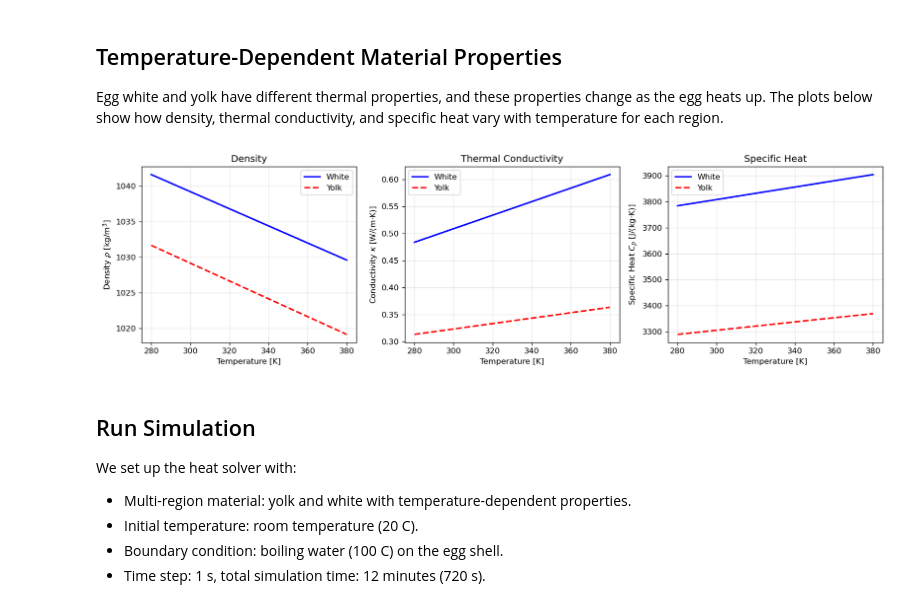
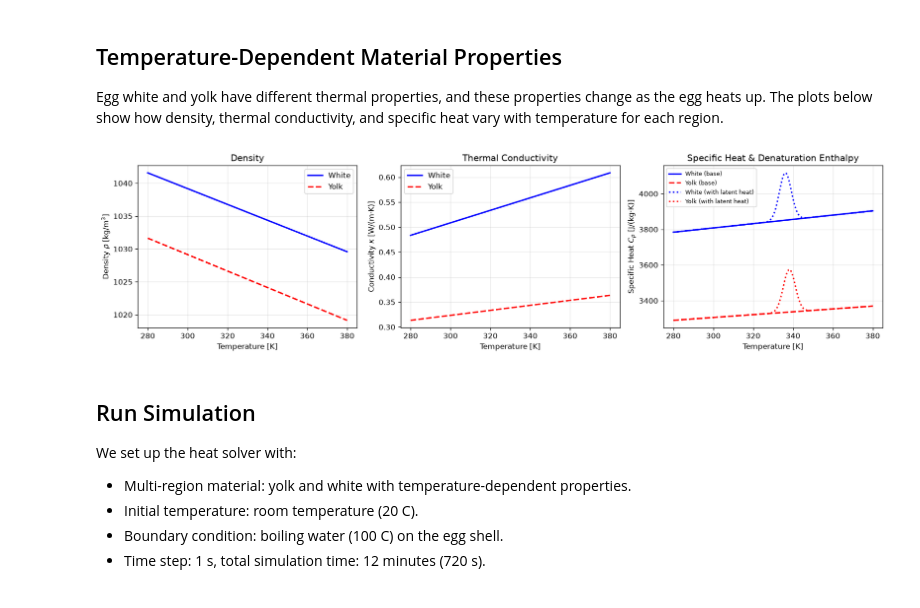
Before and after one commit to mengrenman/fem-boil-egg, a Jupyter notebook: notebooks/02_realistic_model.ipynb, the cells around one changed output. Cells and saved outputs as stored; diff of their text form; code cells hidden in the pictures.

Commit message:
Add Robin BC, protein denaturation latent heat, temp file cleanup, and test suite

```diff
--- a/notebooks/02_realistic_model.ipynb
+++ b/notebooks/02_realistic_model.ipynb
@@ -128,42 +130,44 @@ conductivity, and specific heat vary with temperature for each region.
 # %%
 T_range = np.linspace(280, 380, 200)
 
-fig, axes = plt.subplots(1, 3, figsize=(14, 4))
+fig, axes = plt.subplots(1, 3, figsize=(15, 4))
 
 # Density
 ax = axes[0]
 ax.plot(T_range, [egg_white_properties.density(T) for T in T_range], 'b-', lw=2, label='White')
 ax.plot(T_range, [egg_yolk_properties.density(T) for T in T_range], 'r--', lw=2, label='Yolk')
 ax.set_xlabel('Temperature [K]')
 ax.set_ylabel(r'Density $\rho$ [kg/m$^3$]')
 ax.set_title('Density')
 ax.legend()
 ax.grid(True, alpha=0.3)
 
 # Conductivity
 ax = axes[1]
 ax.plot(T_range, [egg_white_properties.conductivity(T) for T in T_range], 'b-', lw=2, label='White')
 ax.plot(T_range, [egg_yolk_properties.conductivity(T) for T in T_range], 'r--', lw=2, label='Yolk')
 ax.set_xlabel('Temperature [K]')
 ax.set_ylabel(r'Conductivity $\kappa$ [W/(m$\cdot$K)]')
 ax.set_title('Thermal Conductivity')
 ax.legend()
 ax.grid(True, alpha=0.3)
 
-# Specific heat
+# Specific heat (base vs effective with endothermic denaturation peak)
 ax = axes[2]
-ax.plot(T_range, [egg_white_properties.specific_heat(T) for T in T_range], 'b-', lw=2, label='White')
-ax.plot(T_range, [egg_yolk_properties.specific_heat(T) for T in T_range], 'r--', lw=2, label='Yolk')
+ax.plot(T_range, [egg_white_properties.specific_heat(T) for T in T_range], 'b-', lw=2, label='White (base)')
+ax.plot(T_range, [egg_yolk_properties.specific_heat(T) for T in T_range], 'r--', lw=2, label='Yolk (base)')
+ax.plot(T_range, [egg_white_denaturation_properties.effective_specific_heat(T) for T in T_range], 'b:', lw=2, label='White (with latent heat)')
+ax.plot(T_range, [egg_yolk_denaturation_properties.effective_specific_heat(T) for T in T_range], 'r:', lw=2, label='Yolk (with latent heat)')
 ax.set_xlabel('Temperature [K]')
 ax.set_ylabel(r'Specific Heat $C_p$ [J/(kg$\cdot$K)]')
-ax.set_title('Specific Heat')
-ax.legend()
+ax.set_title('Specific Heat & Denaturation Enthalpy')
+ax.legend(fontsize=8)
 ax.grid(True, alpha=0.3)
 
 plt.tight_layout()
 plt.show()
 # %% [output]
-[figure, old version]
+[figure, new version]
 # %% [markdown]
 ## Run Simulation
 
```
Also changed, not shown: parts of 5 cells of this notebook, 9 other files.
